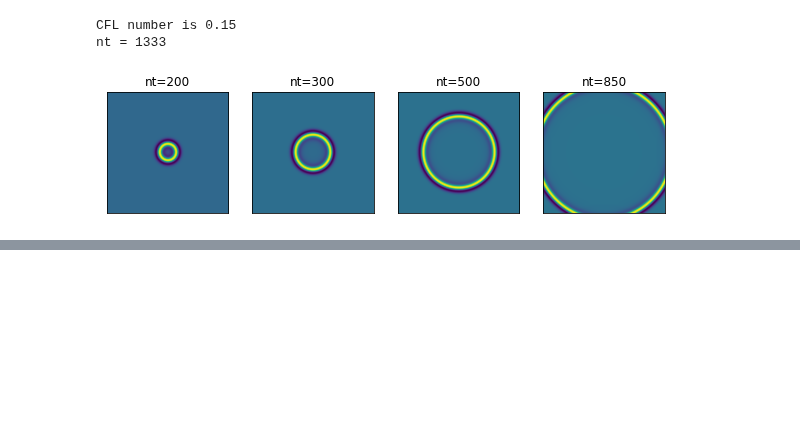
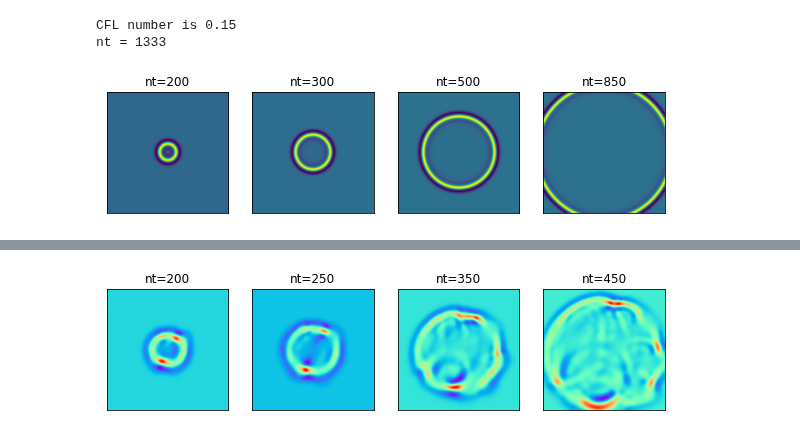
Before and after one commit to zchenCN/wave_pml_fd, a Jupyter notebook: test_acoustic2d.ipynb, the cells around one changed output, grey strips where cells are left out. Cells and saved outputs as stored; diff of their text form; code cells hidden in the pictures; blank space fills up the shorter version.

```diff
--- a/test_acoustic2d.ipynb
+++ b/test_acoustic2d.ipynb
@@ -89,0 +106,15 @@ array([[0, 0, 0],
+# %%
+save_nt = [200, 250, 350, 450]
+sol.step(save_nt=save_nt)
+wavefield = sol.wavefield
+# %%
+fig, ax = plt.subplots(1, len(save_nt),figsize=(10, 6))
+for i in range(len(save_nt)):
+    ax[i].imshow(wavefield[i], cmap='rainbow')
+    ax[i].set_xticks([])
+    ax[i].set_yticks([])
+    ax[i].set_title(f'nt={save_nt[i]}')
+plt.show()
+# np.savetxt('wavefields_t1.txt', wavefield[nt1])
+# %% [output]
+[figure, added]
```
Also changed, not shown: parts of 10 cells of this notebook.
